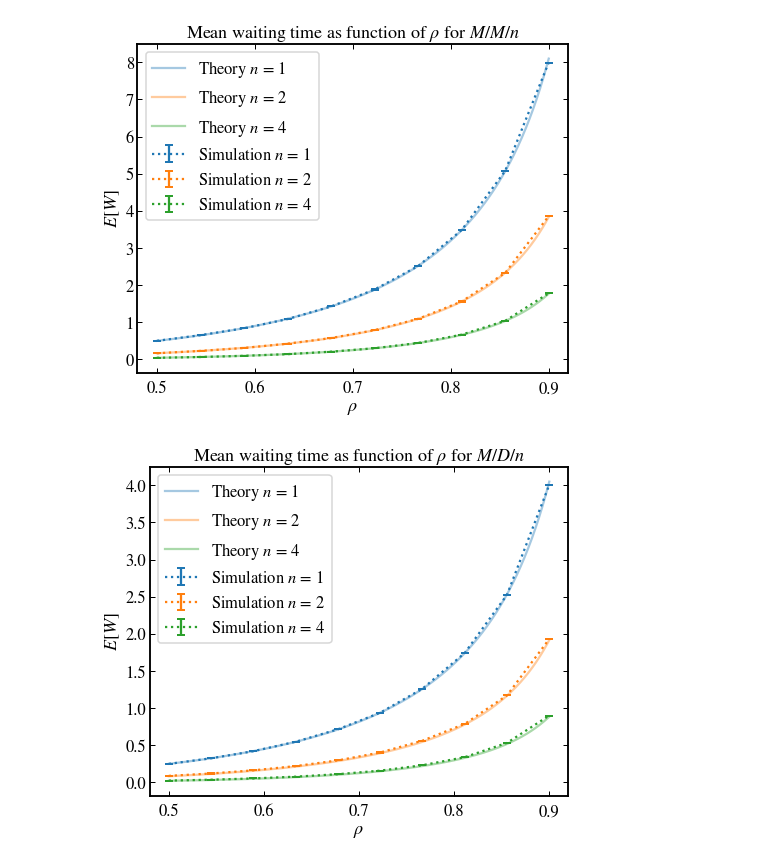
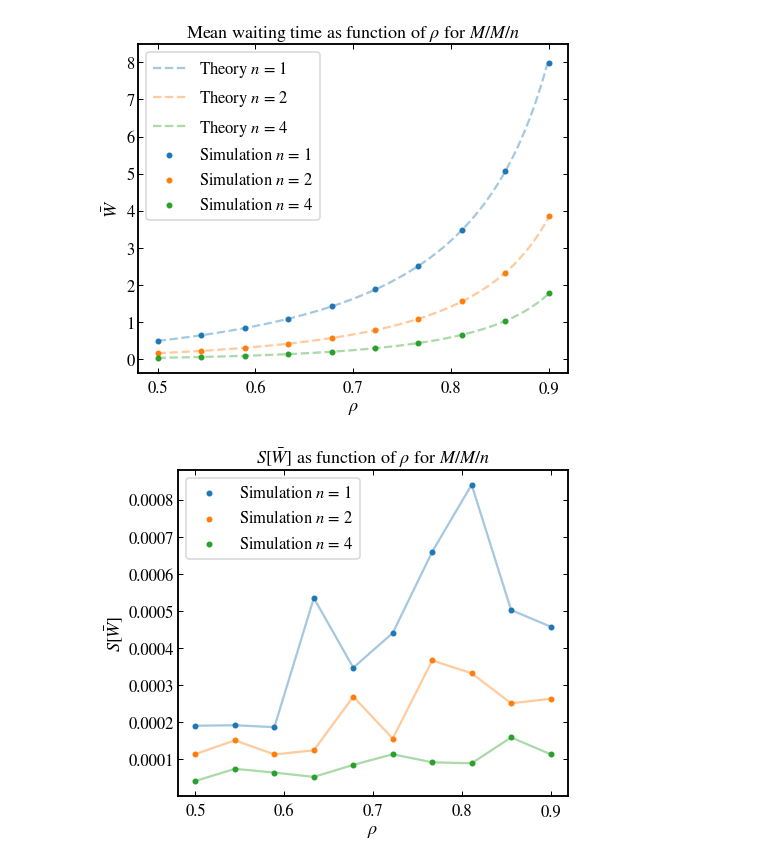
Before and after one commit to jasperw1999/DES-SimpleQueues, a Jupyter notebook: DES_v1.ipynb, the cells around one changed output. Cells and saved outputs as stored; diff of their text form; code cells hidden in the pictures.

Commit message:
final results

```diff
--- a/DES_v1.ipynb
+++ b/DES_v1.ipynb
@@ -72,8 +72,12 @@ def MDn(rho, mu, n):
     return (C + 1) / 2 * EW_MMn
 
 def longtail_pred(rho, mu, n):
+    # print(mu, rho)
+    p = 0.25
+    ux = 3
+    uy = 0.75 * mu * ux / (ux - 0.25 * mu)
+    C = (p * 1/ux ** 2 + (1 - p) * p * (1/ux - 1/uy) ** 2 + (1 - p) * 1/uy ** 2) / (p * 1/ux + (1 - p) * 1/uy) ** 2
     EW_MMn = MMn(rho, mu, n)
-    C = 1.05125
     return (C + 1) / 2 * EW_MMn
 
 def SPTF(rho, mu, n, upp=100):
@@ -255,34 +259,55 @@ for means, var, waiting_times in zip(all_results_mean, all_results_var, all_resu
 # %%
 theory_functions = [MMn, MDn, longtail_pred, SPTF]
 rho_range = np.linspace(init_util, final_util, 1000)
 mu_range = 1 / rho_range
 queue_name = ['M/M/n', 'M/D/n', 'M/l/n', 'M/M/n-SPTF']
 colors = plt.cm.tab10(np.linspace(0, 1, 10))
 for mean, var, name, func in zip(all_results_mean, all_results_var, queue_name, theory_functions):
     plt.figure()
     for i in range(3):
-        plt.errorbar(
+        plt.scatter(
             server_util,
-            mean[i,:], np.sqrt(var[i,:]),
-            fmt=':',
-            capsize=4,
-            capthick=2,
+            mean[i,:],
+            s=20,
             label=f'Simulation $n$ = {n_servers[i]}',
             color=colors[i]
         )
         if name == 'M/M/n-SPTF' and n_servers[i] > 1:
             continue
-        plt.fill_between(server_util, mean[i,:] - np.sqrt(var[i,:]), mean[i,:] + np.sqrt(var[i,:]), alpha=0.2)
+        #plt.fill_between(server_util, mean[i,:] - np.sqrt(var[i,:]), mean[i,:] + np.sqrt(var[i,:]), alpha=0.2)
         y_theory = [func(rho, mu, n_servers[i]) for rho, mu in zip(rho_range, mu_range)]
-        plt.plot(rho_range, y_theory, label=f'Theory $n$ = {n_servers[i]}', color=colors[i], alpha=0.4)
-
+        plt.plot(rho_range, y_theory, linestyle ='dashed', label=f'Theory $n$ = {n_servers[i]}', color=colors[i], alpha=0.4)
     plt.legend()
     plt.title((r'Mean waiting time as function of $\rho$ for ' + f'${name}$'))
     plt.xlabel(r'$\rho$')
-    plt.ylabel('$E[W]$')
+    plt.ylabel(r'$\bar{W}$')
     plt.tight_layout()
     plt.savefig(f'figures/result_{func.__name__}.pdf')
     plt.show()
+
+    plt.figure()
+    for i in range(3):
+        plt.plot(
+            server_util,
+            np.sqrt(var[i,:]),
+            #label=f'Simulation $n$ = {n_servers[i]}',
+            color=colors[i],
+            alpha=0.4
+        )
+        plt.scatter(
+            server_util,
+            np.sqrt(var[i,:]),
+            s=20,
+            label=f'Simulation $n$ = {n_servers[i]}',
+            color=colors[i]
+        )
+    plt.legend()
+    plt.title((r'$S[\bar{W}]$ as function of $\rho$ for ' + f'${name}$'))
+    plt.xlabel(r'$\rho$')
+    plt.ylabel(r'$S[\bar{W}]$')
+    plt.tight_layout()
+    plt.savefig(f'figures/result_{func.__name__}_var.pdf')
+    plt.show()
 # %% [output]
-[figure, old version]
+[figure, new version]
-[figure, old version]
+[figure, new version]
```
Also changed, not shown: parts of 2 cells of this notebook, 8 other files.
